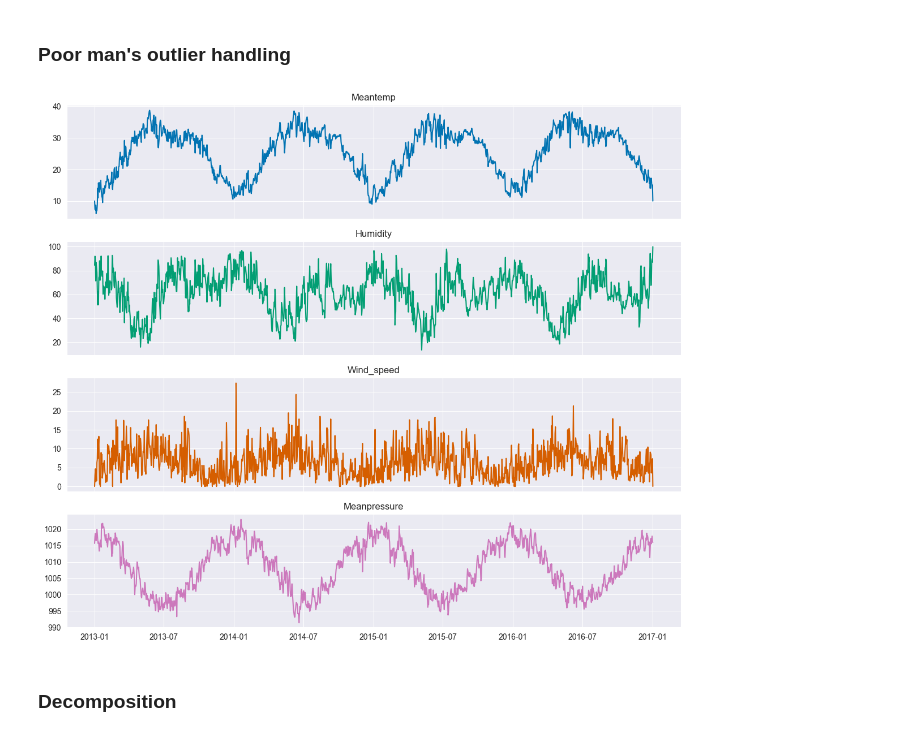
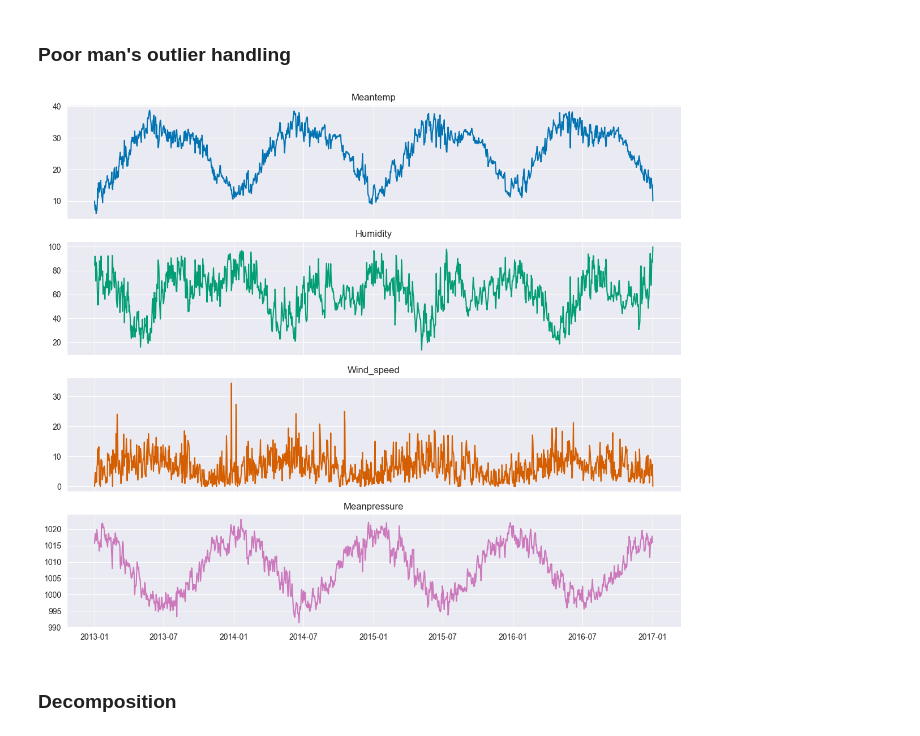
Before and after one commit to Jookare/ADAML-project2, a Jupyter notebook: Decomposition.ipynb, the cells around one changed output. Saved outputs shown, nothing was run; the diff lists cells and outputs as text; code cells hidden in the pictures.

```diff
--- a/Decomposition.ipynb
+++ b/Decomposition.ipynb
@@ -62,27 +62,27 @@ plt.show()
 # %%
 figure, axes = plt.subplots(
     4, 1, figsize=(14, 12), sharex=True
 )  # 4 rows, 1 column
 for i, col in enumerate(df.columns[1:]):
     whole_period = df[col].dropna() # whole data
     normal_period = whole_period[: 2 * 365] # reference period (visually no major outliers here)
 
     roll = normal_period.rolling(window=30, min_periods=1, center=True) # Rolling window of 30 over the reference period
     roll_mean = roll.mean()
     roll_std = roll.std(ddof=0)
 
     mean = pd.concat([roll_mean, roll_mean], ignore_index=True) # Repeat for almost the whole period
     std = pd.concat([roll_std, roll_std], ignore_index=True)
 
     z_score = (whole_period - mean) / std # Z-score based on the reference period
-    out_bool = (z_score.abs() > 3) # Outliers are those with an absolute z-score greater than 3
+    out_bool = (z_score.abs() > 4) # Outliers are those with an absolute z-score greater than 3
     whole_period[out_bool] = mean[out_bool] # Replace outliers with the mean from the reference period
 
     axes[i].plot(df['date'], whole_period, color=colors[i])
     axes[i].set_title(col.capitalize())
     df[col] = whole_period
 # %% [output]
-[figure, old version]
+[figure, new version]
 # %% [markdown]
 ### Decomposition
 # %%
```
Also changed, not shown: parts of 6 cells of this notebook.
